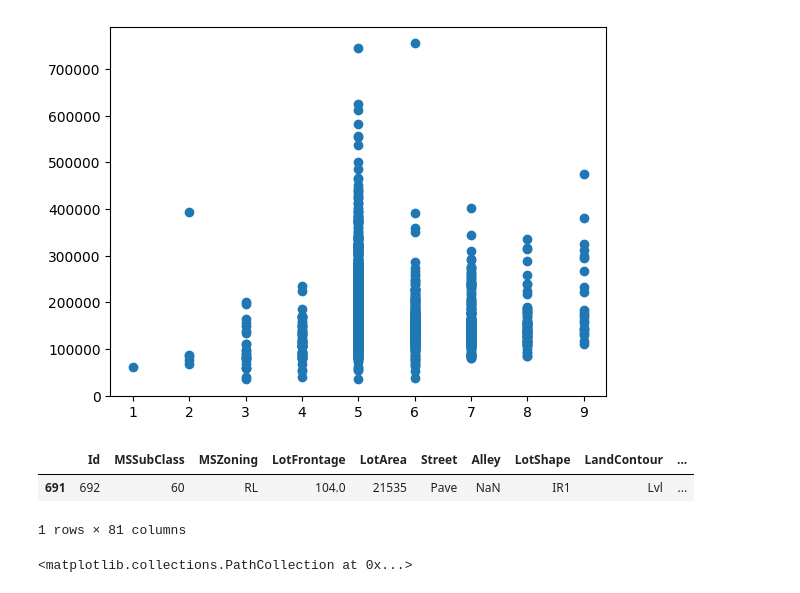
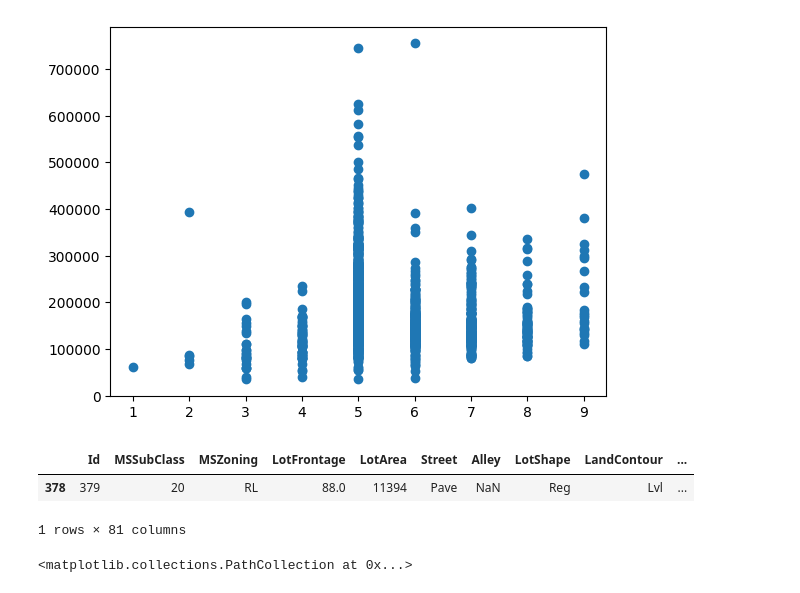
Before and after one commit to shahawy7/house-pricing-advanced, a Jupyter notebook: advHousePricing.ipynb, the cells around one changed output. Drawn from its saved outputs; the diff is of its cells as text; code cells hidden in the pictures.

```diff
--- a/advHousePricing.ipynb
+++ b/advHousePricing.ipynb
@@ -124,11 +132,10 @@ plt.scatter(x = 'OverallCond', y = 'SalePrice', data=train_df)
 <matplotlib.collections.PathCollection at 0x...>
 [figure]
 # %%
-train_df.query('OverallCond == 6 & SalePrice >650000')
-#379
+train_df.query('OverallCond == 2 & SalePrice > 200000')
 # %% [output]
 |  | Id | MSSubClass | MSZoning | LotFrontage | LotArea | Street | Alley | LotShape | LandContour | ... |
-| 691 | 692 | 60 | RL | 104.0 | 21535 | Pave | NaN | IR1 | Lvl | ... |
+| 378 | 379 | 20 | RL | 88.0 | 11394 | Pave | NaN | Reg | Lvl | ... |
 1 rows × 81 columns
 # %%
 plt.scatter(x = 'YearBuilt', y = 'SalePrice', data=train_df)
```
Also changed, not shown: parts of 44 cells of this notebook.
